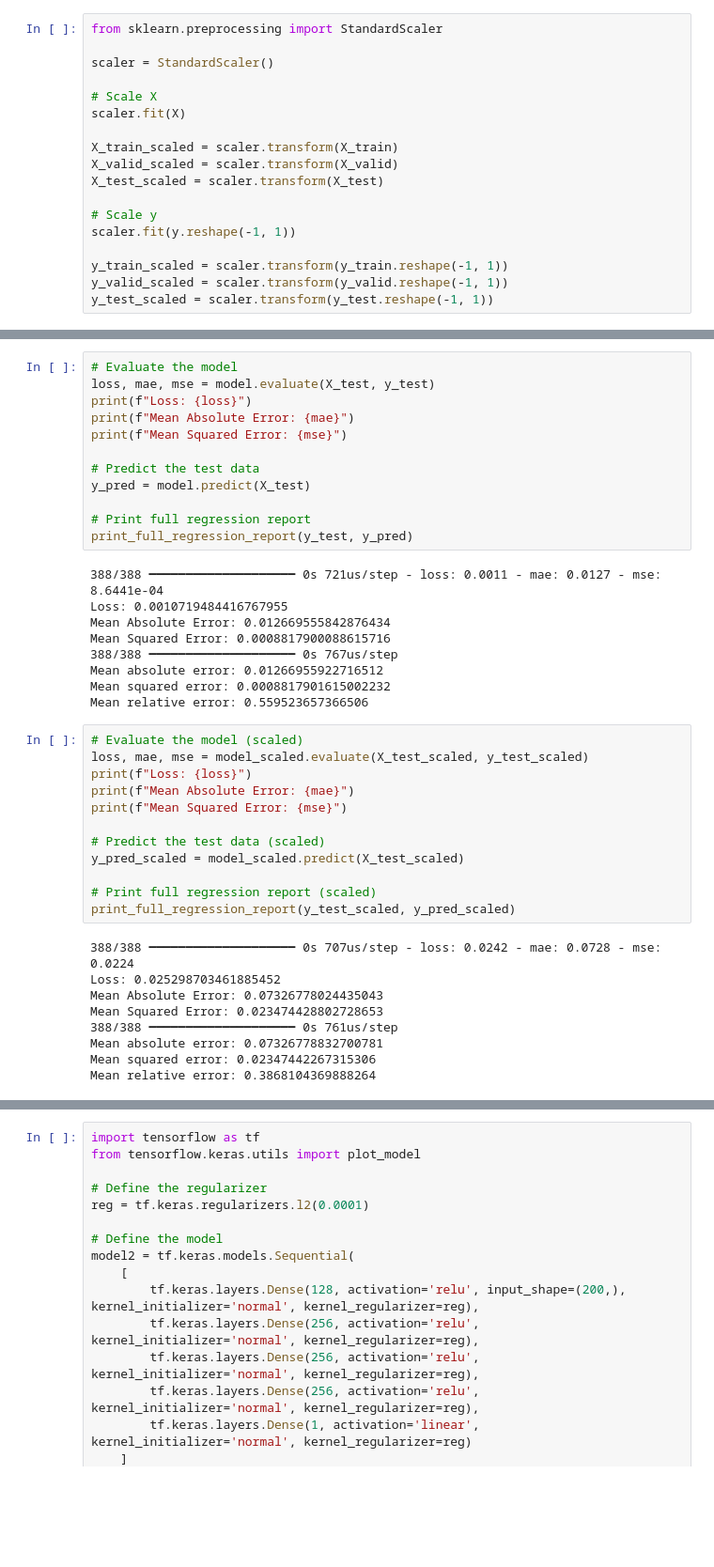
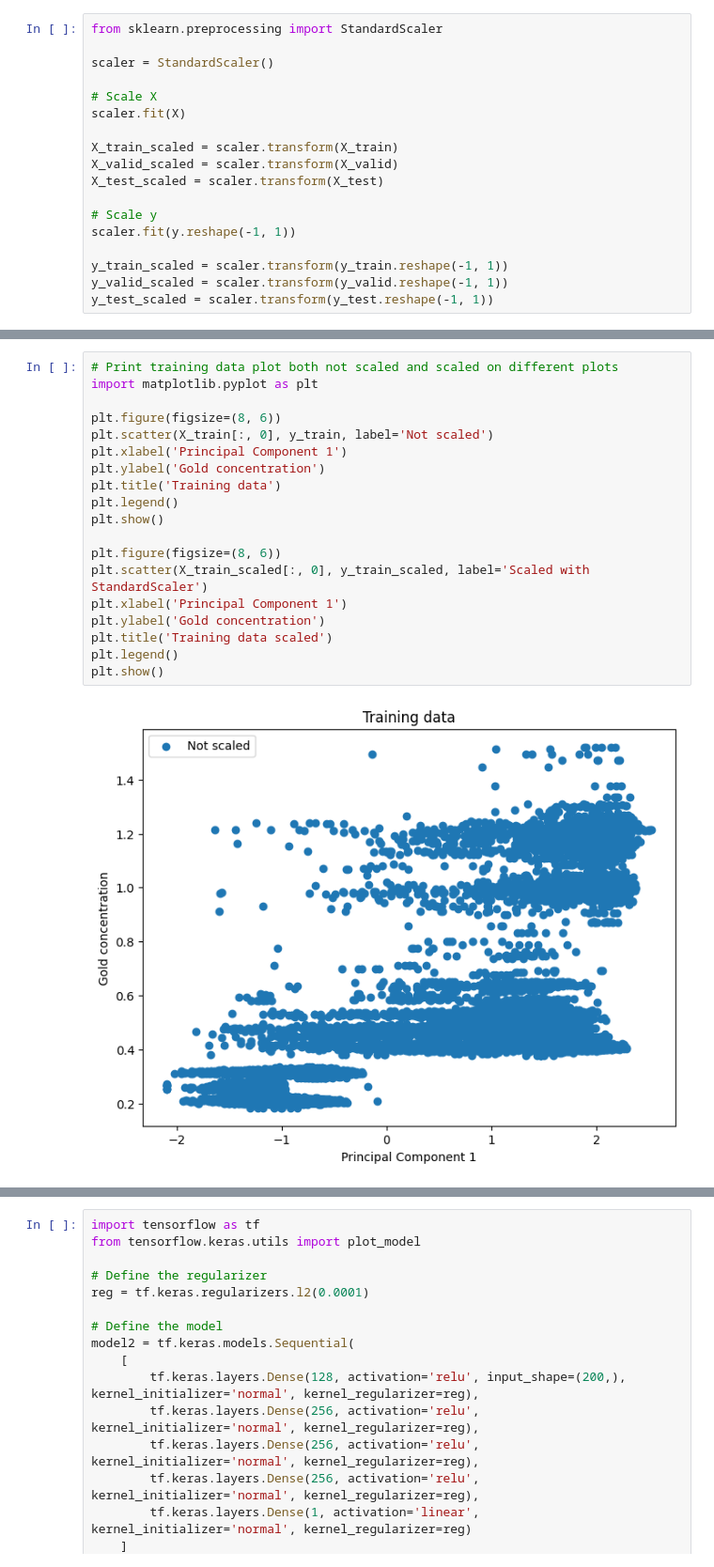
Before and after one commit to Frollamma/progetto-piccialli, a Jupyter notebook: main.ipynb, the cells around one changed output, grey strips where cells are left out. Shown at 94% size. Saved outputs shown, nothing was run; the diff lists cells and outputs as text; blank space fills up the shorter version.

```diff
--- a/main.ipynb
+++ b/main.ipynb
@@ -1606,42 +1494,21 @@ create_training_history_plot(history_scaled)
-# %%
-# Evaluate the model
-loss, mae, mse = model.evaluate(X_test, y_test)
-print(f"Loss: {loss}")
-print(f"Mean Absolute Error: {mae}")
-print(f"Mean Squared Error: {mse}")
-
-# Predict the test data
-y_pred = model.predict(X_test)
-
-# Print full regression report
-print_full_regression_report(y_test, y_pred)
-# %% [output]
-388/388 ━━━━━━━━━━━━━━━━━━━━ 0s 721us/step - loss: 0.0011 - mae: 0.0127 - mse: 8.6441e-04
-Loss: 0.0010719484416767955
-Mean Absolute Error: 0.012669555842876434
-Mean Squared Error: 0.0008817900088615716
-388/388 ━━━━━━━━━━━━━━━━━━━━ 0s 767us/step
-Mean absolute error: 0.01266955922716512
-Mean squared error: 0.0008817901615002232
-Mean relative error: 0.559523657366506
-# %%
-# Evaluate the model (scaled)
-loss, mae, mse = model_scaled.evaluate(X_test_scaled, y_test_scaled)
-print(f"Loss: {loss}")
-print(f"Mean Absolute Error: {mae}")
-print(f"Mean Squared Error: {mse}")
-
-# Predict the test data (scaled)
-y_pred_scaled = model_scaled.predict(X_test_scaled)
-
-# Print full regression report (scaled)
-print_full_regression_report(y_test_scaled, y_pred_scaled)
-# %% [output]
-388/388 ━━━━━━━━━━━━━━━━━━━━ 0s 707us/step - loss: 0.0242 - mae: 0.0728 - mse: 0.0224
-Loss: 0.025298703461885452
-Mean Absolute Error: 0.07326778024435043
-Mean Squared Error: 0.023474428802728653
-388/388 ━━━━━━━━━━━━━━━━━━━━ 0s 761us/step
-Mean absolute error: 0.07326778832700781
-Mean squared error: 0.02347442267315306
-Mean relative error: 0.3868104369888264
+# %%
+# Print training data plot both not scaled and scaled on different plots
+import matplotlib.pyplot as plt
+
+plt.figure(figsize=(8, 6))
+plt.scatter(X_train[:, 0], y_train, label='Not scaled')
+plt.xlabel('Principal Component 1')
+plt.ylabel('Gold concentration')
+plt.title('Training data')
+plt.legend()
+plt.show()
+
+plt.figure(figsize=(8, 6))
+plt.scatter(X_train_scaled[:, 0], y_train_scaled, label='Scaled with StandardScaler')
+plt.xlabel('Principal Component 1')
+plt.ylabel('Gold concentration')
+plt.title('Training data scaled')
+plt.legend()
+plt.show()
+# %% [output]
+[figure, added]
```
Also changed, not shown: parts of 8 cells of this notebook, 2 other files.
